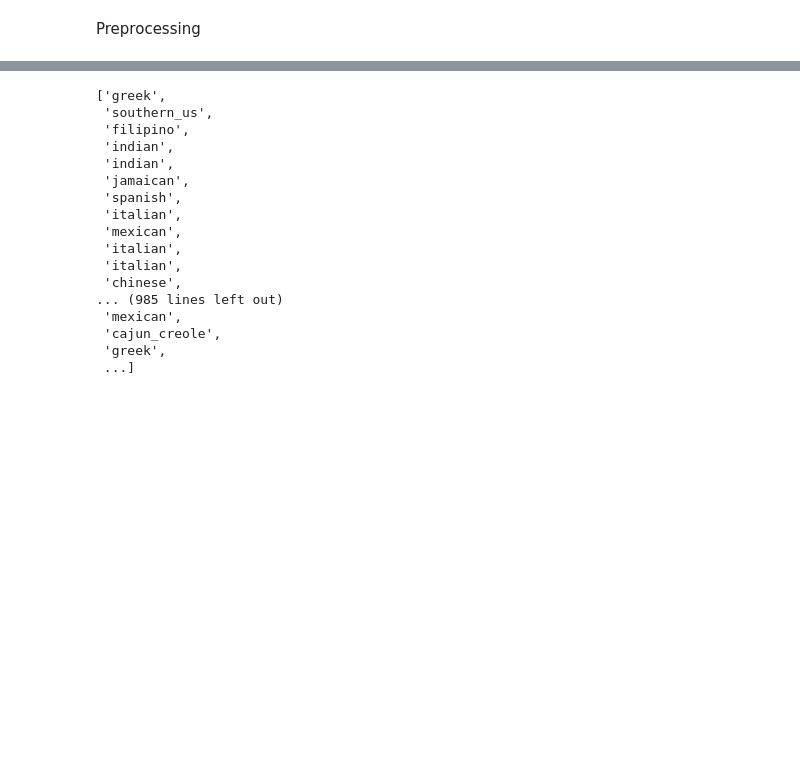
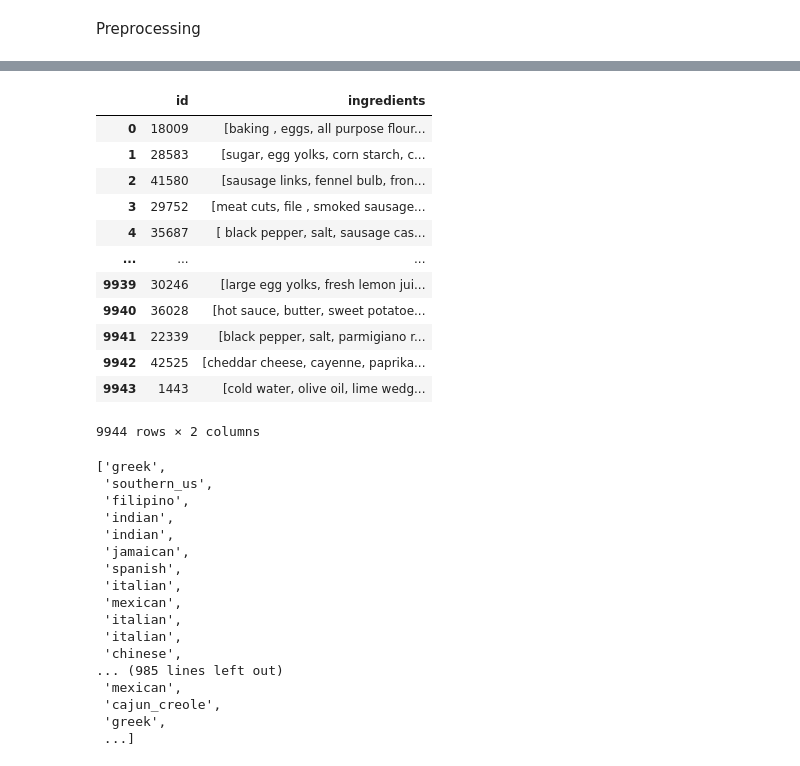
Before and after one commit to Milky066/IE0005_MiniProject, a Jupyter notebook: Source/Cooking.ipynb, the cells around one changed output, grey strips where cells are left out. Drawn from its saved outputs; the diff is of its cells as text; code cells hidden in the pictures; blank space fills up the shorter version.

```diff
--- a/Source/Cooking.ipynb
+++ b/Source/Cooking.ipynb
@@ -65,5 +106,44 @@ for plot in ax.patches:
 # %% [markdown]
 Finding out the most common ingredient
+# %%
+def preprocess(ingredients):
+  #Converting to lowercase
+  ingredients = [[x.lower() for x in y] for y in ingredients]
+
+  #Removing extra white spaces
+  ingredients = [[re.sub( '\s+', ' ', x).strip() for x in y] for y in ingredients]
+
+  #Removing numbers
+  ingredients = [[re.sub("\d+", "", x) for x in y] for y in ingredients]
+
+  #Removing punctuation and special characters
+  ingredients = [[x.replace("-", " ") for x in y] for y in ingredients]
+  ingredients = [[x.replace("&", "") for x in y] for y in ingredients]
+  ingredients = [[x.replace("'", "") for x in y] for y in ingredients]
+  ingredients = [[x.replace("''", "") for x in y] for y in ingredients]
+  ingredients = [[x.replace("%", "") for x in y] for y in ingredients]
+  ingredients = [[x.replace("!", "") for x in y] for y in ingredients]
+  ingredients = [[x.replace("(", "") for x in y] for y in ingredients]
+  ingredients = [[x.replace(")", "") for x in y] for y in ingredients]
+  ingredients = [[x.replace("/", "") for x in y] for y in ingredients]
+  ingredients = [[x.replace("/", "") for x in y] for y in ingredients]
+  ingredients = [[x.replace(".", "") for x in y] for y in ingredients]
+  ingredients = [[re.sub(r'[^\w\s]', '', x) for x in y] for y in ingredients]
+
+  #Removing units of measurement
+  units_list = ['g', 'lb', 's', 'n','oz']
+  def remove_units(word):
+    s = word.split()
+    resw  = [word for word in s if word.lower() not in units_list]
+
+    return ' '.join(resw)
+
+  ingredients =  [[remove_units(x) for x in y] for y in ingredients]
+
+  #Removing words which are not ingredients
+  ingredients = [[re.sub(r'crushed|crumbles|ground|minced|powder|chopped|sliced', '', x) for x in y] for y in ingredients]
+
+  return ingredients
 # %%
 
 
@@ -123,0 +203,3 @@ train_df
+# %%
+train_df["ingredients"] = preprocess(train_df["ingredients"])
+test_df["ingredients"] = preprocess(test_df["ingredients"])
@@ -124 +222,17 @@ train_df
+# %%
+test_df
+# %% [output]
+|  | id | ingredients |
+| 0 | 18009 | [baking , eggs, all purpose flour... |
+| 1 | 28583 | [sugar, egg yolks, corn starch, c... |
+| 2 | 41580 | [sausage links, fennel bulb, fron... |
+| 3 | 29752 | [meat cuts, file , smoked sausage... |
+| 4 | 35687 | [ black pepper, salt, sausage cas... |
+| ... | ... | ... |
+| 9939 | 30246 | [large egg yolks, fresh lemon jui... |
+| 9940 | 36028 | [hot sauce, butter, sweet potatoe... |
+| 9941 | 22339 | [black pepper, salt, parmigiano r... |
+| 9942 | 42525 | [cheddar cheese, cayenne, paprika... |
+| 9943 | 1443 | [cold water, olive oil, lime wedg... |
+9944 rows × 2 columns
 # %%
```
Also changed, not shown: parts of 23 cells of this notebook, 1 other file.
